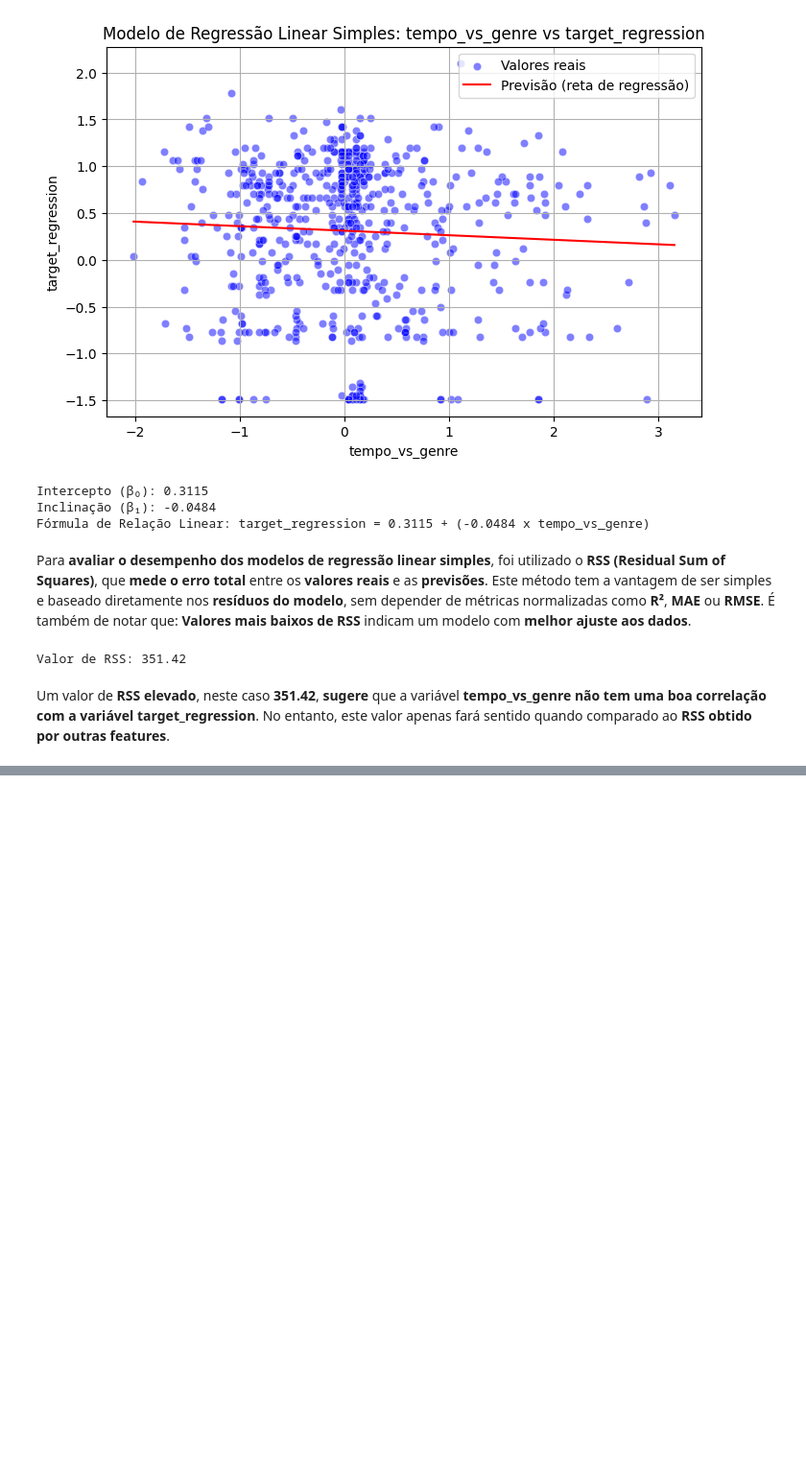
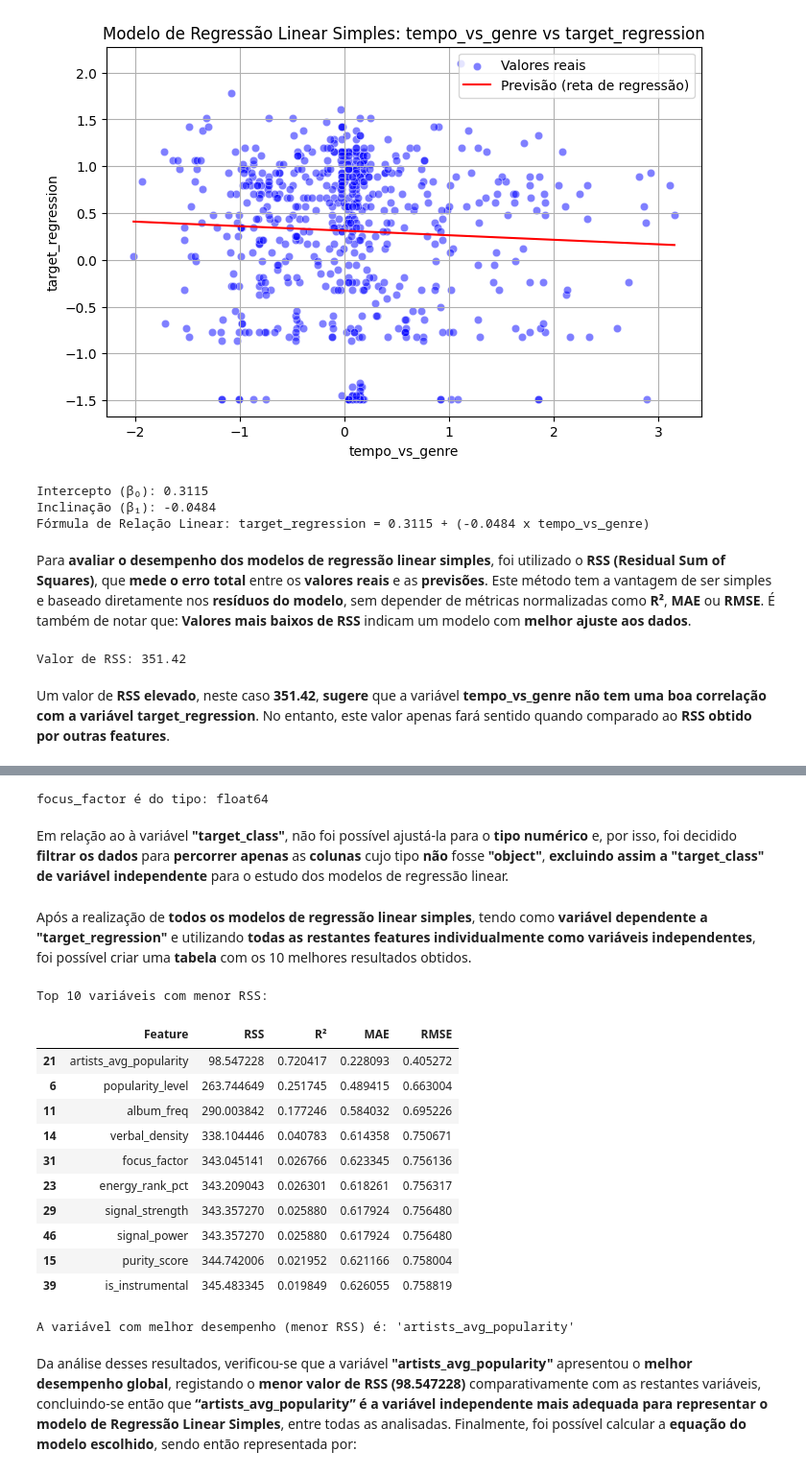
Before and after one commit to RenatoFerreira1240605/APRAU_EFG_B_1240605_1190995, a Jupyter notebook: Assignment_Part1.ipynb, the cells around one changed output, grey strips where cells are left out. Shown: that part at 96% size. Saved outputs shown, nothing was run; the diff lists cells and outputs as text; code cells hidden in the pictures; blank space fills up the shorter version.

Commit message:
feat(reg): added Regressão Linear Simples (multiple features) + best feature selected

```diff
--- a/Assignment_Part1.ipynb
+++ b/Assignment_Part1.ipynb
@@ -1085,0 +1120,75 @@ No entanto, este valor apenas fará sentido quando comparado ao **RSS obtido por
+# %%
+# Substituir vírgulas por pontos e converter para float
+df['focus_factor'] = df['focus_factor'].astype(str).str.replace(',', '.', regex=False)
+df['focus_factor'] = df['focus_factor'].astype(float)
+
+# Confirmar a conversão
+print("focus_factor é do tipo:", df['focus_factor'].dtype)
+# %% [output]
+focus_factor é do tipo: float64
+# %% [markdown]
+Em relação ao à variável **"target_class"**, não foi possível ajustá-la para o **tipo numérico** e, por isso, foi decidido **filtrar os dados** para **percorrer apenas** as **colunas** cujo tipo **não** fosse **"object"**, **excluindo assim a "target_class" de variável independente** para o estudo dos modelos de regressão linear.
+# %%
+# Separar variável dependente ('target_regression')
+target = 'target_regression'
+features = [col for col in df.columns if col != target and df[col].dtype != 'object']
+
+# Dicionário para guardar os resultados
+results = []
+
+# Dividir dados em treino e teste (hold-out 80/20)
+X_train_full, X_test_full, y_train, y_test = train_test_split(df[features], df[target], test_size=0.2, random_state=42)
+
+# Testar cada feature individualmente
+for feature in features:
+    X_train = X_train_full[[feature]]
+    X_test = X_test_full[[feature]]
+
+    model = LinearRegression()
+    model.fit(X_train, y_train)
+    y_pred = model.predict(X_test)
+
+    # Calcular métricas para cada feature
+    rss = np.sum((y_test - y_pred) ** 2)
+    r2 = r2_score(y_test, y_pred)
+    mae = mean_absolute_error(y_test, y_pred)
+    rmse = np.sqrt(mean_squared_error(y_test, y_pred))
+
+    # Guardar resultados das métricas calculadas
+    results.append({
+        'Feature': feature,
+        'RSS': rss,
+        'R²': r2,
+        'MAE': mae,
+        'RMSE': rmse
+    })
+# %% [markdown]
+Após a realização de **todos os modelos de regressão linear simples**, tendo como **variável dependente a "target_regression"** e utilizando **todas as restantes features individualmente como variáveis independentes**, foi possível criar uma **tabela** com os 10 melhores resultados obtidos.
+# %%
+# Converter para tabela e ordenar pelo menor RSS
+results_df = pd.DataFrame(results).sort_values(by='RSS', ascending=True)
+
+# Mostrar top 10 variáveis com melhor desempenho
+print("Top 10 variáveis com menor RSS:")
+display(results_df.head(10))
+
+# Melhor variável segundo o RSS
+best_feature = results_df.iloc[0]['Feature']
+print(f"\nA variável com melhor desempenho (menor RSS) é: '{best_feature}'")
+# %% [output]
+Top 10 variáveis com menor RSS:
+|  | Feature | RSS | R² | MAE | RMSE |
+| 21 | artists_avg_popularity | 98.547228 | 0.720417 | 0.228093 | 0.405272 |
+| 6 | popularity_level | 263.744649 | 0.251745 | 0.489415 | 0.663004 |
+| 11 | album_freq | 290.003842 | 0.177246 | 0.584032 | 0.695226 |
+| 14 | verbal_density | 338.104446 | 0.040783 | 0.614358 | 0.750671 |
+| 31 | focus_factor | 343.045141 | 0.026766 | 0.623345 | 0.756136 |
+| 23 | energy_rank_pct | 343.209043 | 0.026301 | 0.618261 | 0.756317 |
+| 29 | signal_strength | 343.357270 | 0.025880 | 0.617924 | 0.756480 |
+| 46 | signal_power | 343.357270 | 0.025880 | 0.617924 | 0.756480 |
+| 15 | purity_score | 344.742006 | 0.021952 | 0.621166 | 0.758004 |
+| 39 | is_instrumental | 345.483345 | 0.019849 | 0.626055 | 0.758819 |
+A variável com melhor desempenho (menor RSS) é: 'artists_avg_popularity'
+# %% [markdown]
+Da análise desses resultados, verificou-se que a variável **"artists_avg_popularity"** apresentou o **melhor desempenho global**, registando o **menor valor de RSS (98.547228)** comparativamente com as restantes variáveis, concluindo-se então que **“artists_avg_popularity” é a variável independente mais adequada para representar o modelo de Regressão Linear Simples**, entre todas as analisadas.
+Finalmente, foi possível calcular a **equação do modelo escolhido**, sendo então representada por:
```
Also changed, not shown: parts of 5 cells of this notebook.
